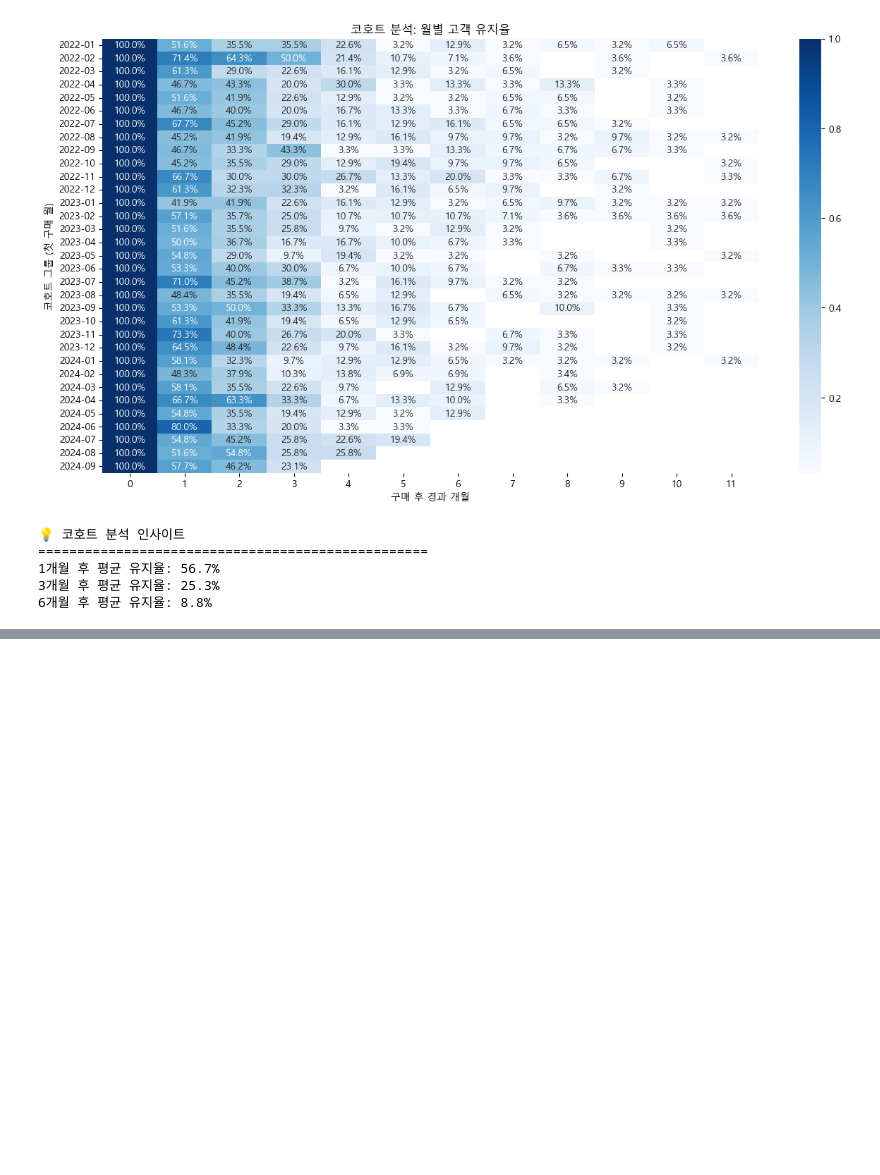
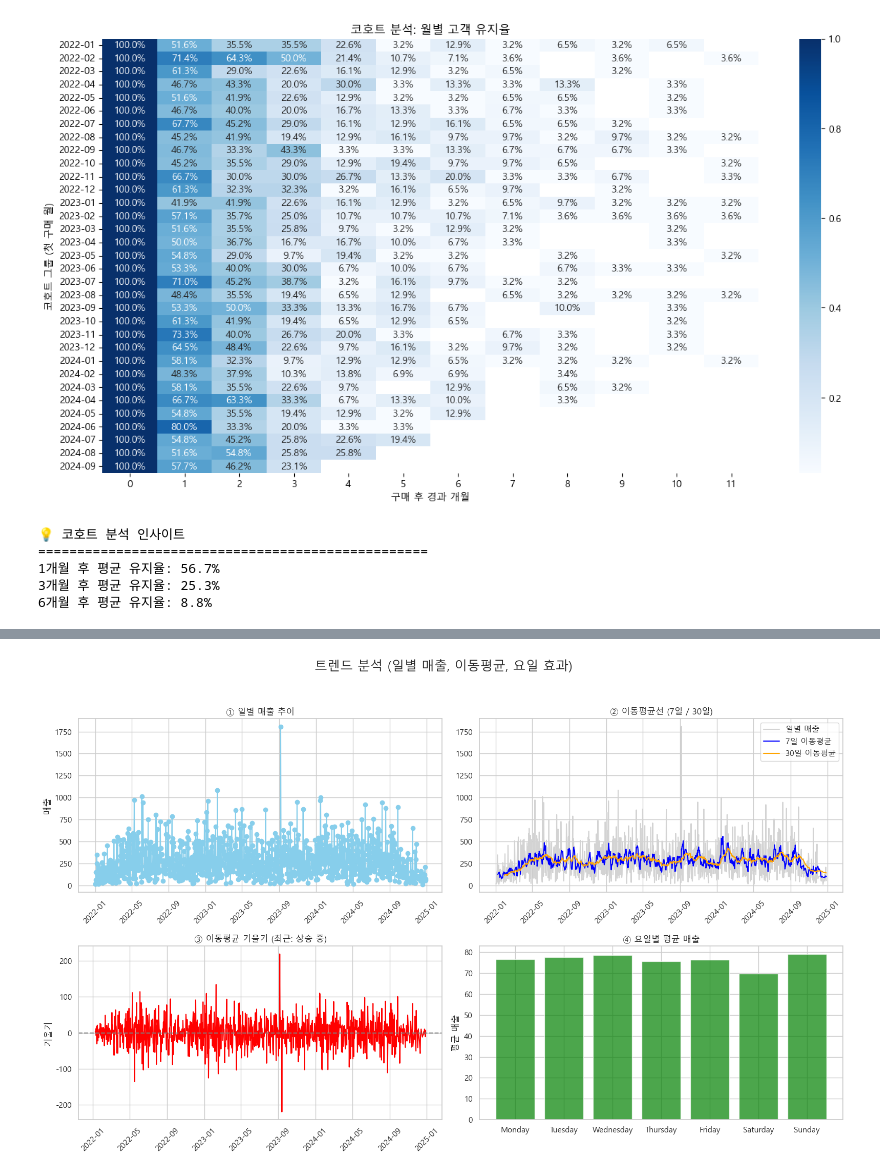
Before and after one commit to baesisi3648/TIL, a Jupyter notebook: 데이터분석/04-kpi.ipynb, the cells around one changed output, grey strips where cells are left out. Drawn from its saved outputs; the diff is of its cells as text; code cells hidden in the pictures; blank space fills up the shorter version.

```diff
--- a/데이터분석/04-kpi.ipynb
+++ b/데이터분석/04-kpi.ipynb
@@ -400,0 +545,84 @@ if retention_3m < 0.15:
+# %%
+import pandas as pd
+import matplotlib.pyplot as plt
+
+# ✅ 윈도우 한글 폰트 설정
+plt.rcParams['font.family'] = 'Malgun Gothic'
+
+df['purchase_date'] = pd.to_datetime(df['purchase_date'])
+
+# ✅ 일별 매출 집계
+daily_sales = df.groupby('purchase_date')['order_value'].sum().sort_index()
+
+# ✅ 이동평균선 계산
+ma7 = daily_sales.rolling(window=7).mean()
+ma30 = daily_sales.rolling(window=30).mean()
+
+# ✅ 이동평균선 기울기 (트렌드 방향성)
+trend_slope = ma7.diff()
+recent_slope = trend_slope[-7:].mean()
+trend_direction = (
+    "상승 중" if recent_slope > 0 else
+    "하락 중" if recent_slope < 0 else
+    "정체 상태"
+)
+
+# ✅ 요일별 평균 매출
+df['weekday'] = df['purchase_date'].dt.day_name()
+weekday_avg = df.groupby('weekday')['order_value'].mean().reindex([
+    'Monday', 'Tuesday', 'Wednesday', 'Thursday', 'Friday', 'Saturday', 'Sunday'
+])
+
+# 이동 평균선의 변화율
+trend_slope = ma7.diff()
+
+# 최근 7일 동안의 평균 기울기
+recent_trend = trend_slope[-7:].mean()
+if recent_trend > 0:
+    print("최근 일주일 매출 추세는 상승 중입니다.")
+elif recent_trend < 0:
+    print("최근 일주일 매출 추세는 하락 중입니다.")
+else:
+    print("최근 일주일 매출 추세는 정체 상태입니다.")
+
+# ✅ 시각화 (subplot)
+import matplotlib.pyplot as plt
+
+# 시각화
+plt.figure(figsize=(16, 10))
+plt.suptitle('트렌드 분석 (일별 매출, 이동평균, 요일 효과)', fontsize=18)
+
+# ① 일별 매출 추이
+plt.subplot(2, 2, 1)
+plt.plot(daily_sales.index, daily_sales.values, marker='o', color='skyblue')
+plt.title('① 일별 매출 추이')
+plt.ylabel('매출')
+plt.xticks(rotation=45)
+
+# ② 이동평균선
+plt.subplot(2, 2, 2)
+plt.plot(daily_sales.index, daily_sales.values, label='일별 매출', color='lightgray')
+plt.plot(ma7.index, ma7.values, label='7일 이동평균', color='blue')
+plt.plot(ma30.index, ma30.values, label='30일 이동평균', color='orange')
+plt.title('② 이동평균선 (7일 / 30일)')
+plt.legend()
+plt.xticks(rotation=45)
+
+# ③ 이동평균 기울기
+plt.subplot(2, 2, 3)
+plt.plot(trend_slope.index, trend_slope.values, color='red')
+plt.axhline(0, linestyle='--', color='gray')
+plt.title(f'③ 이동평균 기울기 (최근: {trend_direction})')
+plt.ylabel('기울기')
+plt.xticks(rotation=45)
+
+# ④ 요일별 평균 매출
+plt.subplot(2, 2, 4)
+plt.bar(weekday_avg.index, weekday_avg.values, color='green', alpha=0.7)
+plt.title('④ 요일별 평균 매출')
+plt.ylabel('평균 매출')
+
+# 전체 레이아웃 정리
+plt.tight_layout(rect=[0, 0, 1, 0.95])
+plt.show()
+# %% [output]
@@ -400,0 +630 @@ if retention_3m < 0.15:
+[figure, added]
```
Also changed, not shown: parts of 14 cells of this notebook, 1 other file.
